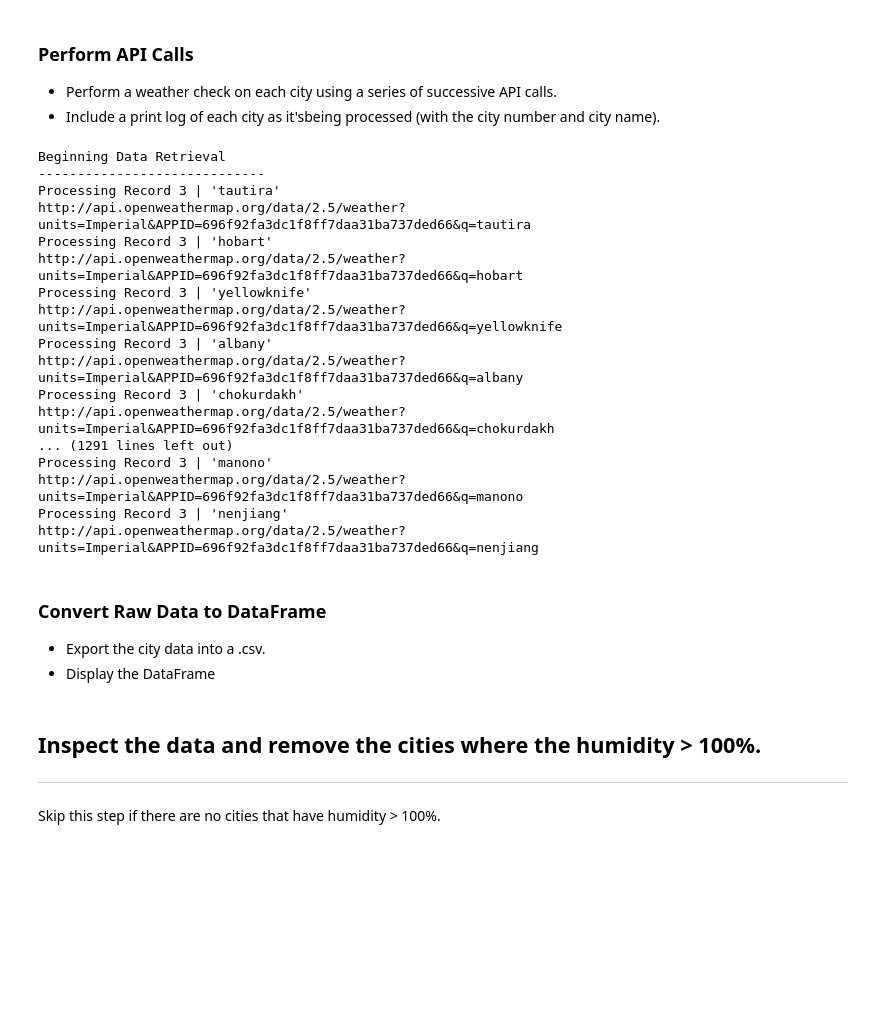
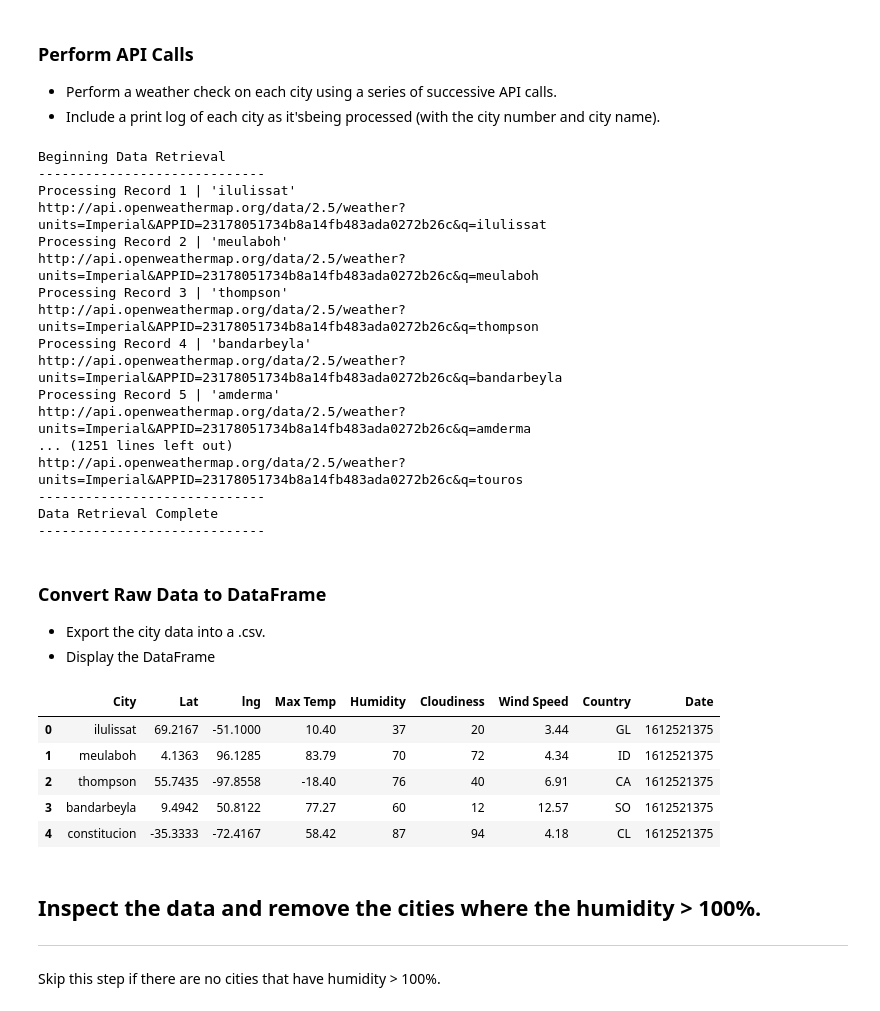
Before and after one commit to joekimga/python-api-challenge, a Jupyter notebook: starter_code/WeatherPy.ipynb, the cells around one changed output. Saved outputs shown, nothing was run; the diff lists cells and outputs as text; code cells hidden in the pictures; blank space fills up the shorter version.

```diff
--- a/starter_code/WeatherPy.ipynb
+++ b/starter_code/WeatherPy.ipynb
@@ -453,7 +453,7 @@ for city in cities:
 
     print(f"Processing Record {record_count} | '{city}'")
 
-    counter = counter + 1
+    record_count = record_count + 1
 
     print(city_url)
 
@@ -493,21 +493,21 @@ print("-----------------------------")
 # %% [output]
 Beginning Data Retrieval
 -----------------------------
-Processing Record 3 | 'tautira'
-http://api.openweathermap.org/data/2.5/weather?units=Imperial&APPID=696f92fa3dc1f8ff7daa31ba737ded66&q=tautira
-Processing Record 3 | 'hobart'
-http://api.openweathermap.org/data/2.5/weather?units=Imperial&APPID=696f92fa3dc1f8ff7daa31ba737ded66&q=hobart
-Processing Record 3 | 'yellowknife'
-http://api.openweathermap.org/data/2.5/weather?units=Imperial&APPID=696f92fa3dc1f8ff7daa31ba737ded66&q=yellowknife
-Processing Record 3 | 'albany'
-http://api.openweathermap.org/data/2.5/weather?units=Imperial&APPID=696f92fa3dc1f8ff7daa31ba737ded66&q=albany
-Processing Record 3 | 'chokurdakh'
-http://api.openweathermap.org/data/2.5/weather?units=Imperial&APPID=696f92fa3dc1f8ff7daa31ba737ded66&q=chokurdakh
-... (1291 lines left out)
-Processing Record 3 | 'manono'
-http://api.openweathermap.org/data/2.5/weather?units=Imperial&APPID=696f92fa3dc1f8ff7daa31ba737ded66&q=manono
-Processing Record 3 | 'nenjiang'
-http://api.openweathermap.org/data/2.5/weather?units=Imperial&APPID=696f92fa3dc1f8ff7daa31ba737ded66&q=nenjiang
+Processing Record 1 | 'ilulissat'
+http://api.openweathermap.org/data/2.5/weather?units=Imperial&APPID=23178051734b8a14fb483ada0272b26c&q=ilulissat
+Processing Record 2 | 'meulaboh'
+http://api.openweathermap.org/data/2.5/weather?units=Imperial&APPID=23178051734b8a14fb483ada0272b26c&q=meulaboh
+Processing Record 3 | 'thompson'
+http://api.openweathermap.org/data/2.5/weather?units=Imperial&APPID=23178051734b8a14fb483ada0272b26c&q=thompson
+Processing Record 4 | 'bandarbeyla'
+http://api.openweathermap.org/data/2.5/weather?units=Imperial&APPID=23178051734b8a14fb483ada0272b26c&q=bandarbeyla
+Processing Record 5 | 'amderma'
+http://api.openweathermap.org/data/2.5/weather?units=Imperial&APPID=23178051734b8a14fb483ada0272b26c&q=amderma
+... (1251 lines left out)
+http://api.openweathermap.org/data/2.5/weather?units=Imperial&APPID=23178051734b8a14fb483ada0272b26c&q=touros
+-----------------------------
+Data Retrieval Complete
+-----------------------------
 # %%
 # # # OpenWeatherMap API Key
 # api_key = api_keys.api_key
@@ -574,4 +574,18 @@ http://api.openweathermap.org/data/2.5/weather?units=Imperial&APPID=696f92fa3dc1
 ### Convert Raw Data to DataFrame
 * Export the city data into a .csv.
 * Display the DataFrame
+# %%
+cities_weather_df = pd.DataFrame(city_data)
+cities_weather_df
+
+# dataframe to .csv file
+cities_weather_df.to_csv("../output_data/cities.csv", index=True, index_label="City ID", header=True)
+cities_weather_df.head()
+# %% [output]
+|  | City | Lat | lng | Max Temp | Humidity | Cloudiness | Wind Speed | Country | Date |
+| 0 | ilulissat | 69.2167 | -51.1000 | 10.40 | 37 | 20 | 3.44 | GL | 1612521375 |
+| 1 | meulaboh | 4.1363 | 96.1285 | 83.79 | 70 | 72 | 4.34 | ID | 1612521375 |
+| 2 | thompson | 55.7435 | -97.8558 | -18.40 | 76 | 40 | 6.91 | CA | 1612521375 |
+| 3 | bandarbeyla | 9.4942 | 50.8122 | 77.27 | 60 | 12 | 12.57 | SO | 1612521375 |
+| 4 | constitucion | -35.3333 | -72.4167 | 58.42 | 87 | 94 | 4.18 | CL | 1612521375 |
 # %%
```
Also changed, not shown: parts of 8 cells of this notebook, 5 other files.
